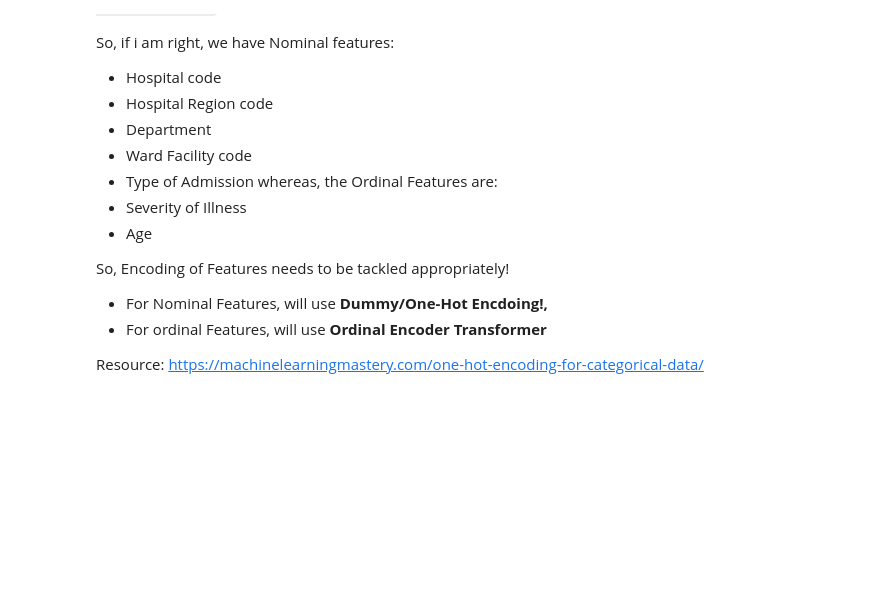
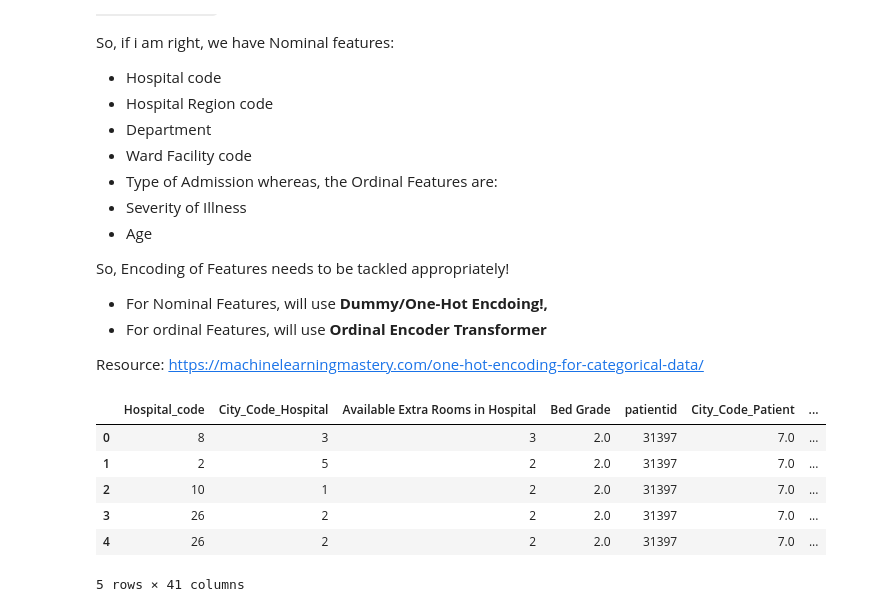
Before and after one commit to mishra-atul5001/Data-Science-Medium-Content, a Jupyter notebook: healthcare-problem-statement.ipynb, the cells around one changed output. Drawn from its saved outputs; the diff is of its cells as text; code cells hidden in the pictures; blank space fills up the shorter version.

```diff
--- a/healthcare-problem-statement.ipynb
+++ b/healthcare-problem-statement.ipynb
@@ -410,3 +410,27 @@ Resource: https://machinelearningmastery.com/one-hot-encoding-for-categorical-da
 # %%
 nominal_features = ['Hospital_type_code','Hospital_region_code','Department','Ward_Type','Ward_Facility_Code','Type of Admission']
 ordinal_features = ['Severity of Illness','Age']
+# %%
+# One-Hot encoding of Nominal Features!
+
+def one_hot_encode(dataset,features):
+    nominal_df = dataset[features]
+
+    # convert into dummies
+    nominal_dummies = pd.get_dummies(nominal_df, drop_first=False)
+    # drop categorical variables
+    dataset = dataset.drop(list(nominal_df.columns), axis=1)
+    # concat dummy variables with X
+    dataset = pd.concat([dataset, nominal_dummies], axis=1)
+    return dataset
+
+de_1_df = one_hot_encode(train_dataset,nominal_features)
+de_1_df.head()
+# %% [output]
+|  | Hospital_code | City_Code_Hospital | Available Extra Rooms in Hospital | Bed Grade | patientid | City_Code_Patient | ... |
+| 0 | 8 | 3 | 3 | 2.0 | 31397 | 7.0 | ... |
+| 1 | 2 | 5 | 2 | 2.0 | 31397 | 7.0 | ... |
+| 2 | 10 | 1 | 2 | 2.0 | 31397 | 7.0 | ... |
+| 3 | 26 | 2 | 2 | 2.0 | 31397 | 7.0 | ... |
+| 4 | 26 | 2 | 2 | 2.0 | 31397 | 7.0 | ... |
+5 rows × 41 columns
```
Also changed, not shown: parts of 5 cells of this notebook.
